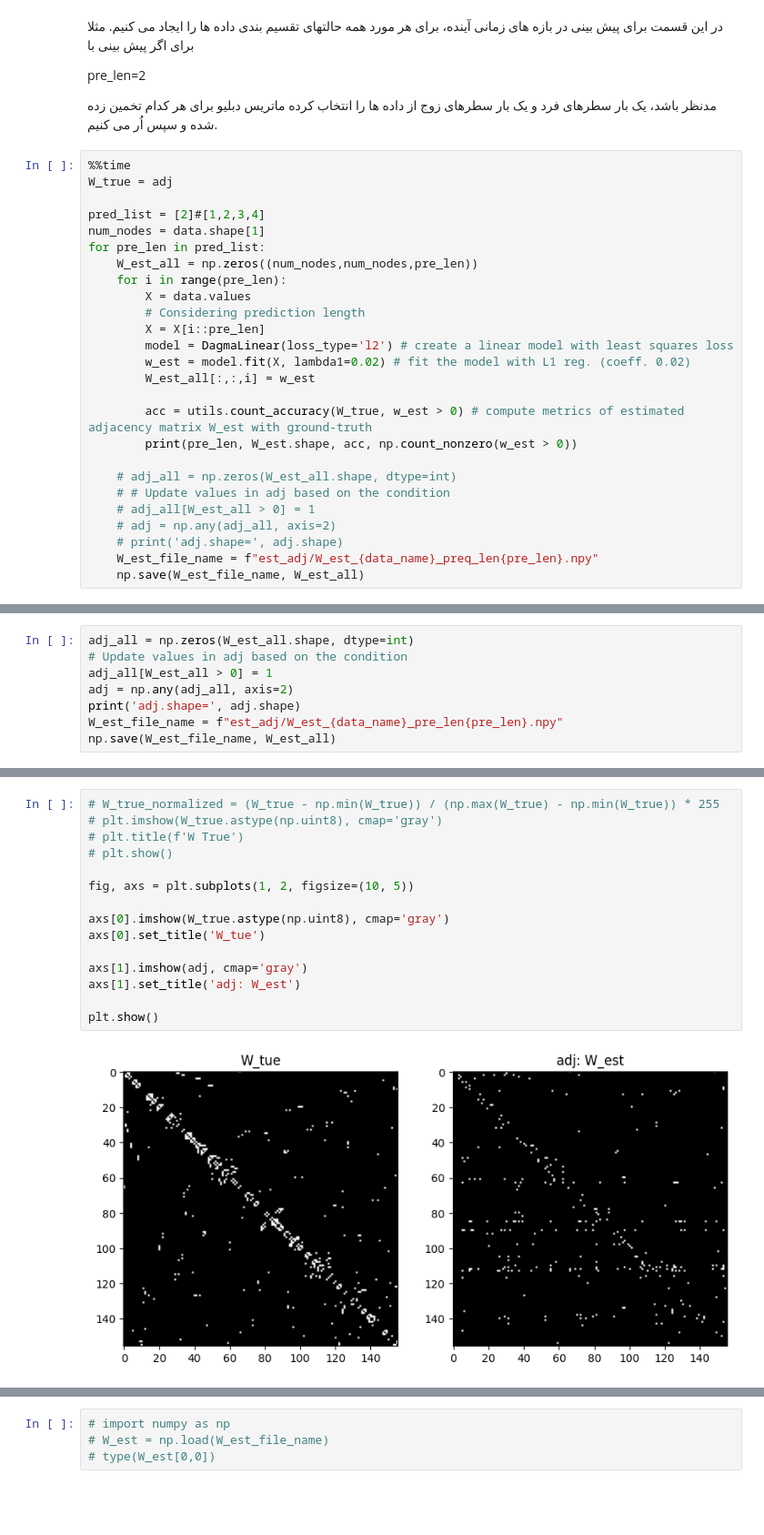
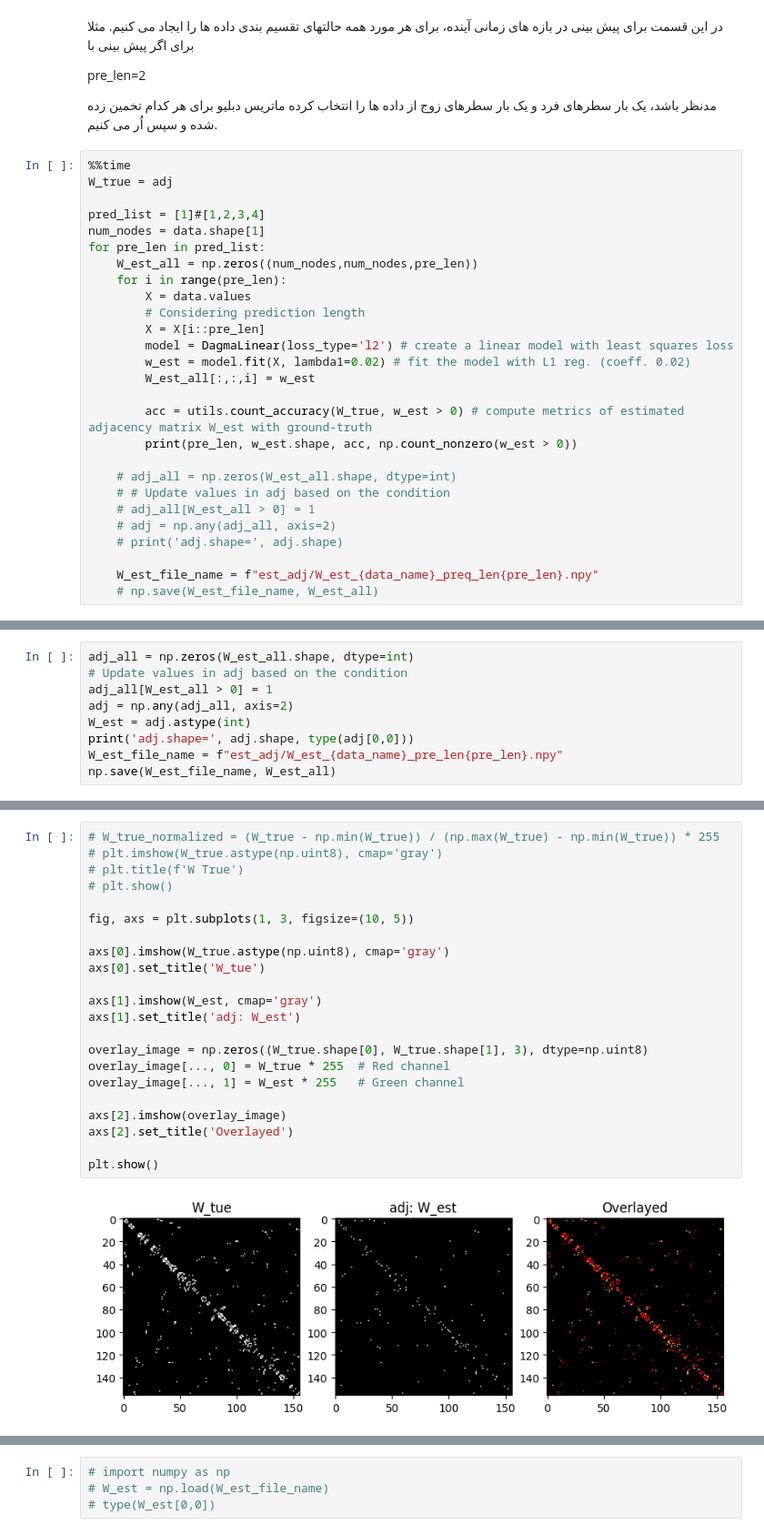
Before and after one commit to mamintoosi-papers-codes/TGCN-Dagma, a Jupyter notebook: est_adj_dagma.ipynb, the cells around one changed output, grey strips where cells are left out. Shown at 91% size. Drawn from its saved outputs; the diff is of its cells as text; blank space fills up the shorter version.

```diff
--- a/est_adj_dagma.ipynb
+++ b/est_adj_dagma.ipynb
@@ -82,7 +82,7 @@ pre_len=2
 %%time
 W_true = adj
 
-pred_list = [2]#[1,2,3,4]
+pred_list = [1]#[1,2,3,4]
 num_nodes = data.shape[1]
 for pre_len in pred_list:
     W_est_all = np.zeros((num_nodes,num_nodes,pre_len))
@@ -95,13 +95,14 @@ for pre_len in pred_list:
         W_est_all[:,:,i] = w_est
 
         acc = utils.count_accuracy(W_true, w_est > 0) # compute metrics of estimated adjacency matrix W_est with ground-truth
-        print(pre_len, W_est.shape, acc, np.count_nonzero(w_est > 0))
+        print(pre_len, w_est.shape, acc, np.count_nonzero(w_est > 0))
 
     # adj_all = np.zeros(W_est_all.shape, dtype=int)
     # # Update values in adj based on the condition
     # adj_all[W_est_all > 0] = 1
     # adj = np.any(adj_all, axis=2)
     # print('adj.shape=', adj.shape)
+
     W_est_file_name = f"est_adj/W_est_{data_name}_preq_len{pre_len}.npy"
-    np.save(W_est_file_name, W_est_all)
+    # np.save(W_est_file_name, W_est_all)
 # %% [output]
@@ -113,7 +114,8 @@ adj_all = np.zeros(W_est_all.shape, dtype=int)
 # Update values in adj based on the condition
 adj_all[W_est_all > 0] = 1
 adj = np.any(adj_all, axis=2)
-print('adj.shape=', adj.shape)
+W_est = adj.astype(int)
+print('adj.shape=', adj.shape, type(adj[0,0]))
 W_est_file_name = f"est_adj/W_est_{data_name}_pre_len{pre_len}.npy"
 np.save(W_est_file_name, W_est_all)
 # %% [output]
@@ -121,17 +130,24 @@ adj.shape= (156, 156)
 # %%
 # W_true_normalized = (W_true - np.min(W_true)) / (np.max(W_true) - np.min(W_true)) * 255
 # plt.imshow(W_true.astype(np.uint8), cmap='gray')
 # plt.title(f'W True')
 # plt.show()
 
-fig, axs = plt.subplots(1, 2, figsize=(10, 5))
+fig, axs = plt.subplots(1, 3, figsize=(10, 5))
 
 axs[0].imshow(W_true.astype(np.uint8), cmap='gray')
 axs[0].set_title('W_tue')
 
-axs[1].imshow(adj, cmap='gray')
+axs[1].imshow(W_est, cmap='gray')
 axs[1].set_title('adj: W_est')
 
+overlay_image = np.zeros((W_true.shape[0], W_true.shape[1], 3), dtype=np.uint8)
+overlay_image[..., 0] = W_true * 255  # Red channel
+overlay_image[..., 1] = W_est * 255   # Green channel
+
+axs[2].imshow(overlay_image)
+axs[2].set_title('Overlayed')
+
 plt.show()
 # %% [output]
-[figure, old version]
+[figure, new version]
```
Also changed, not shown: parts of 7 cells of this notebook, 4 other files.
